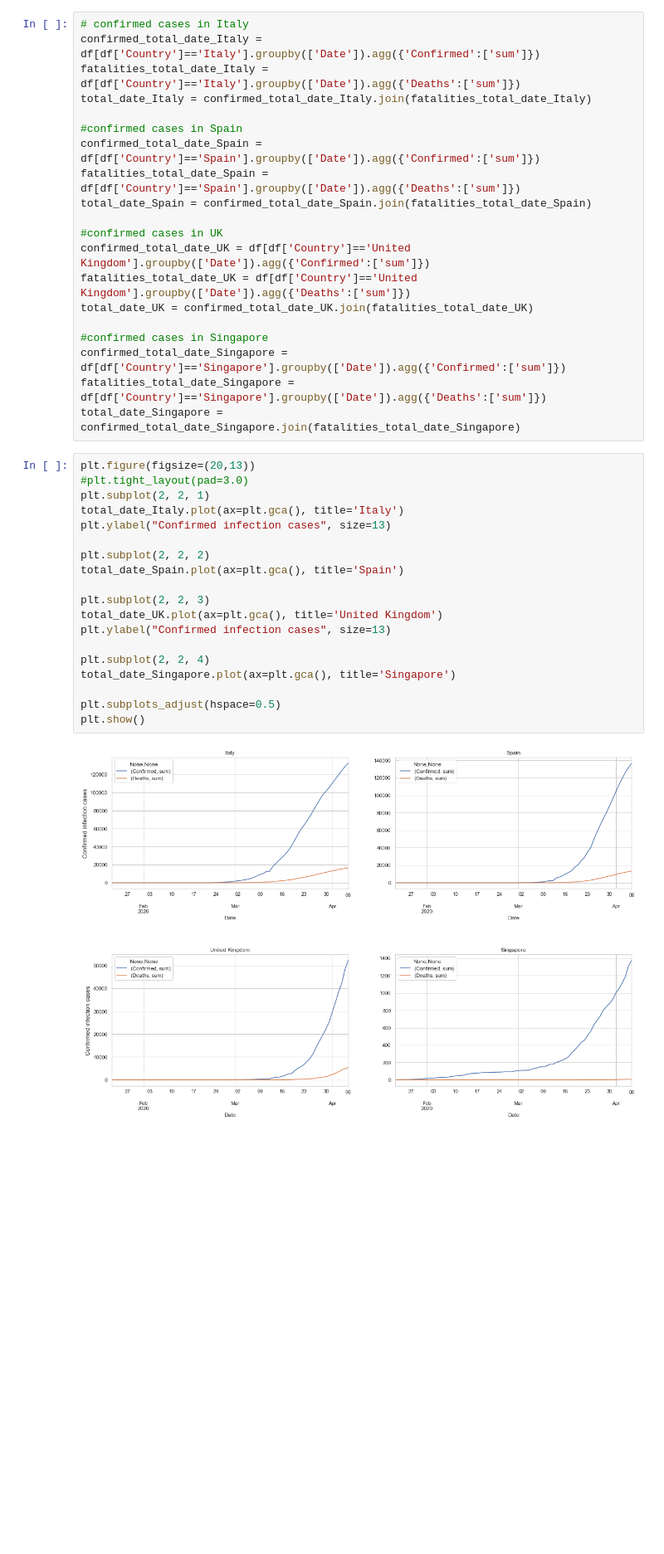
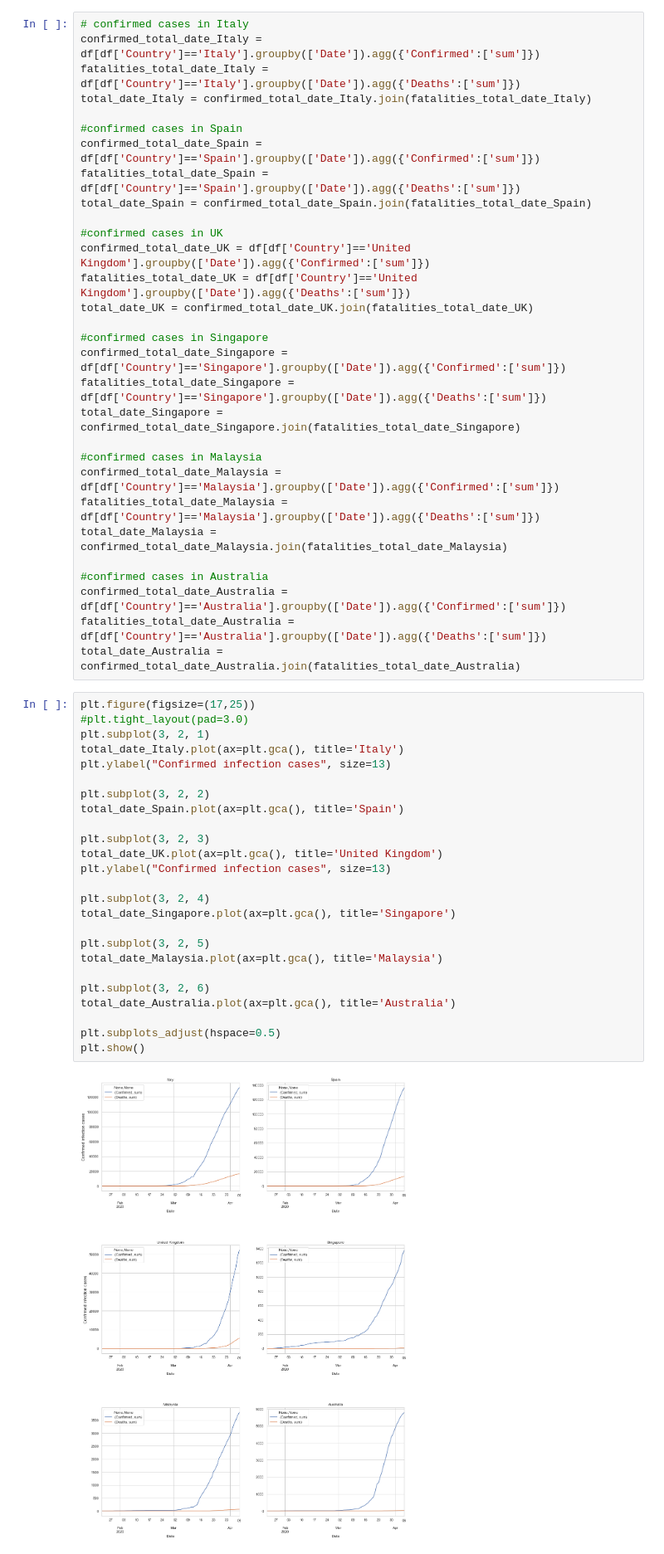
Before and after one commit to ramdatascience/Covid19, a Jupyter notebook: covid-1.ipynb, the cells around one changed output. Shown at 83% size. Drawn from its saved outputs; the diff is of its cells as text; blank space fills up the shorter version.

```diff
--- a/covid-1.ipynb
+++ b/covid-1.ipynb
@@ -227,27 +227,43 @@ total_date_UK = confirmed_total_date_UK.join(fatalities_total_date_UK)
 confirmed_total_date_Singapore = df[df['Country']=='Singapore'].groupby(['Date']).agg({'Confirmed':['sum']})
 fatalities_total_date_Singapore = df[df['Country']=='Singapore'].groupby(['Date']).agg({'Deaths':['sum']})
 total_date_Singapore = confirmed_total_date_Singapore.join(fatalities_total_date_Singapore)
+
+#confirmed cases in Malaysia
+confirmed_total_date_Malaysia = df[df['Country']=='Malaysia'].groupby(['Date']).agg({'Confirmed':['sum']})
+fatalities_total_date_Malaysia = df[df['Country']=='Malaysia'].groupby(['Date']).agg({'Deaths':['sum']})
+total_date_Malaysia = confirmed_total_date_Malaysia.join(fatalities_total_date_Malaysia)
+
+#confirmed cases in Australia
+confirmed_total_date_Australia = df[df['Country']=='Australia'].groupby(['Date']).agg({'Confirmed':['sum']})
+fatalities_total_date_Australia = df[df['Country']=='Australia'].groupby(['Date']).agg({'Deaths':['sum']})
+total_date_Australia = confirmed_total_date_Australia.join(fatalities_total_date_Australia)
 # %%
-plt.figure(figsize=(20,13))
+plt.figure(figsize=(17,25))
 #plt.tight_layout(pad=3.0)
-plt.subplot(2, 2, 1)
+plt.subplot(3, 2, 1)
 total_date_Italy.plot(ax=plt.gca(), title='Italy')
 plt.ylabel("Confirmed infection cases", size=13)
 
-plt.subplot(2, 2, 2)
+plt.subplot(3, 2, 2)
 total_date_Spain.plot(ax=plt.gca(), title='Spain')
 
-plt.subplot(2, 2, 3)
+plt.subplot(3, 2, 3)
 total_date_UK.plot(ax=plt.gca(), title='United Kingdom')
 plt.ylabel("Confirmed infection cases", size=13)
 
-plt.subplot(2, 2, 4)
+plt.subplot(3, 2, 4)
 total_date_Singapore.plot(ax=plt.gca(), title='Singapore')
+
+plt.subplot(3, 2, 5)
+total_date_Malaysia.plot(ax=plt.gca(), title='Malaysia')
+
+plt.subplot(3, 2, 6)
+total_date_Australia.plot(ax=plt.gca(), title='Australia')
 
 plt.subplots_adjust(hspace=0.5)
 plt.show()
 # %% [output]
-[figure, old version]
+[figure, new version]
 # %%
 # Evolution of the infections from the first confirmed case in ITALY
 confirmed_total_date_Italy = df[(df['Country']=='Italy') & df['Confirmed']!=0].groupby(['Date']).agg({'Confirmed':['sum']})
```
Also changed, not shown: parts of 2 cells of this notebook.
